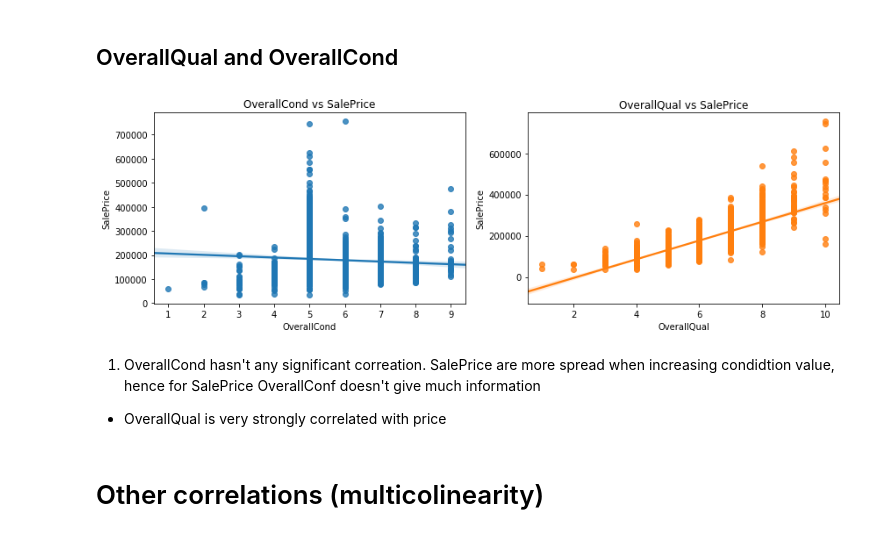
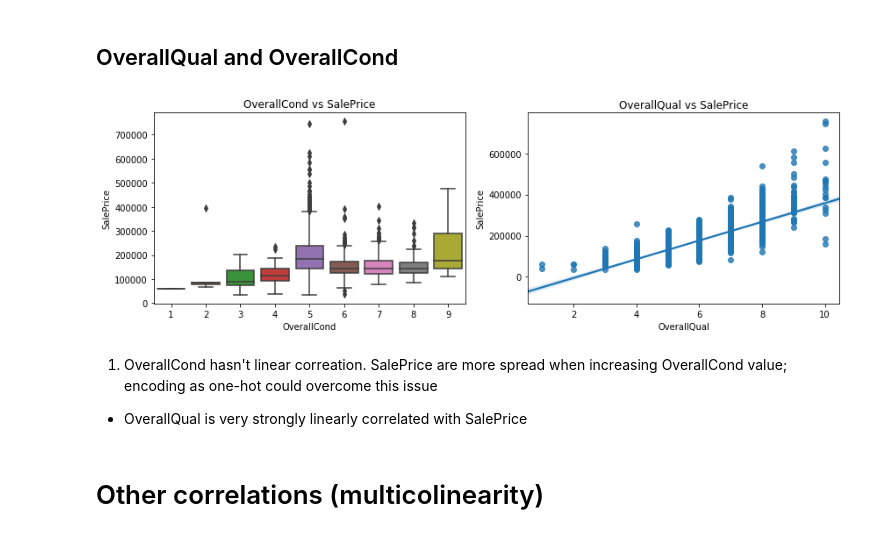
Before and after one commit to Kuba97/house-prices, a Jupyter notebook: notebooks/1.2.1 EDA - Statistical Analysis (numerical).ipynb, the cells around one changed output. Saved outputs shown, nothing was run; the diff lists cells and outputs as text; code cells hidden in the pictures.

```diff
--- a/notebooks/1.2.1 EDA - Statistical Analysis (numerical).ipynb
+++ b/notebooks/1.2.1 EDA - Statistical Analysis (numerical).ipynb
@@ -257,16 +284,16 @@ sns.distplot(train['LotFrontage'].dropna())
 ## OverallQual and OverallCond
 # %%
 _, ax = plt.subplots(1, 2, figsize=(14, 4))
-sns.regplot(train['OverallCond'], price, ax=ax[0])
+sns.boxplot(train['OverallCond'], price, ax=ax[0])
 sns.regplot(train['OverallQual'], price, ax=ax[1])
 ax[0].set_title('OverallCond vs SalePrice')
 ax[1].set_title('OverallQual vs SalePrice')
 plt.show()
 # %% [output]
-[figure, old version]
+[figure, new version]
 # %% [markdown]
-1. OverallCond hasn't any significant correation. SalePrice are more spread when increasing condidtion value, hence for SalePrice OverallConf doesn't give much information
-- OverallQual is very strongly correlated with price
+1. OverallCond hasn't linear correation. SalePrice are more spread when increasing OverallCond value; encoding as one-hot  could overcome this issue
+- OverallQual is very strongly linearly correlated with SalePrice
 # %% [markdown]
 # Other correlations (multicolinearity)
 # %% [markdown]
```
Also changed, not shown: parts of 15 cells of this notebook, 10 other files.
